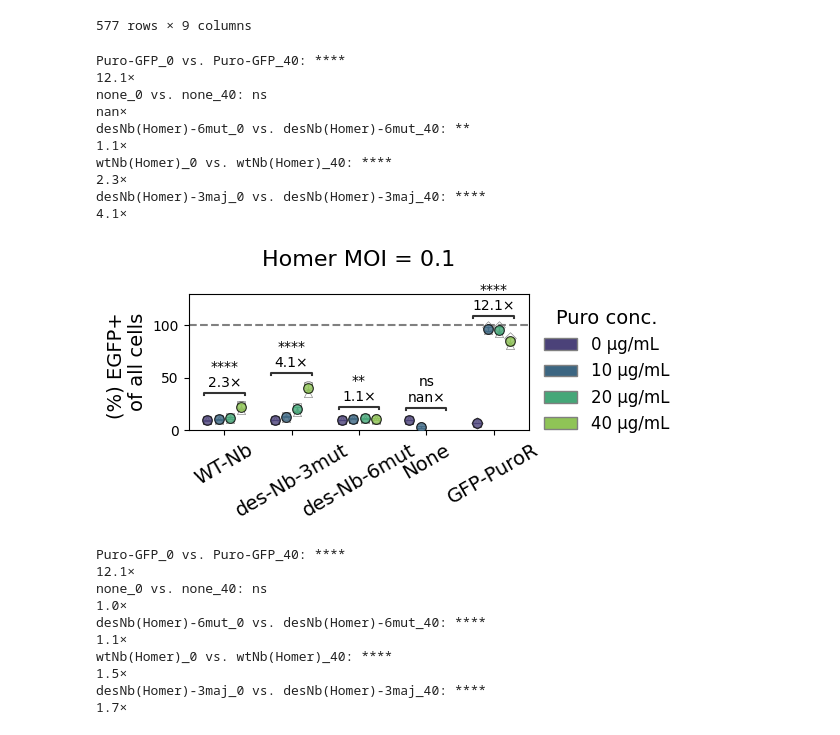
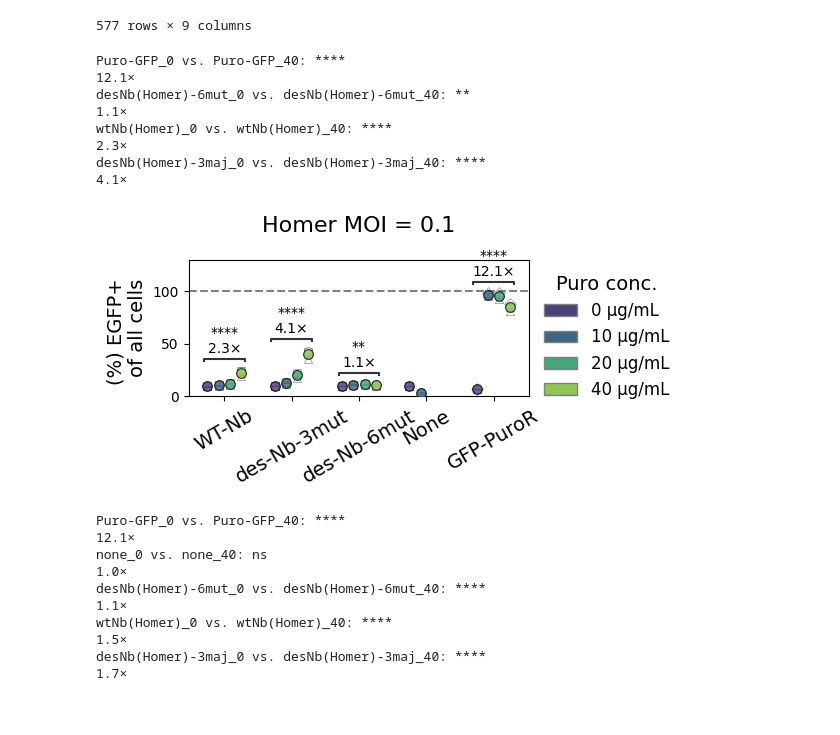
Before and after one commit to GallowayLabMIT/dasit_manuscript, a Jupyter notebook: Figure_XX_homer/homer_nb_selection.ipynb, the cells around one changed output. Cells and saved outputs as stored; diff of their text form; code cells hidden in the pictures.

```diff
--- a/Figure_XX_homer/homer_nb_selection.ipynb
+++ b/Figure_XX_homer/homer_nb_selection.ipynb
@@ -411,8 +404,7 @@ pairs = [
     (('wtNb(Homer)', 0), ('wtNb(Homer)', 40)),
     (('desNb(Homer)-3maj', 0), ('desNb(Homer)-3maj', 40)),
     (('desNb(Homer)-6mut', 0), ('desNb(Homer)-6mut', 40)),
-    (('Puro-GFP', 0), ('Puro-GFP', 40)),
-    (('none', 0), ('none', 40))
+    (('Puro-GFP', 0), ('Puro-GFP', 40))
 ]
 
 
@@ -459,36 +451,34 @@ annotator = Annotator(
     hue=hue,
     order=order,
     hue_order=hue_order,
 )
 
 annotator.configure(
     test='t-test_ind',
     text_format='full',
     loc='inside',
     line_height=0.02,
     text_offset=2
 )
 
 annotator.set_custom_annotations(annotations)
 annotator.annotate()
 
 
 fig.tight_layout()
 
 plottitle = 'Figure_XX_homer_purity.svg'
 plt.savefig(rd.outfile(output_path/plottitle),bbox_inches='tight')
 # %% [output]
 Puro-GFP_0 vs. Puro-GFP_40: ****
 12.1×
-none_0 vs. none_40: ns
-nan×
 desNb(Homer)-6mut_0 vs. desNb(Homer)-6mut_40: **
 1.1×
 wtNb(Homer)_0 vs. wtNb(Homer)_40: ****
 2.3×
 desNb(Homer)-3maj_0 vs. desNb(Homer)-3maj_40: ****
 4.1×
-[figure, old version]
+[figure, new version]
 # %%
 
 hue = 'puro'
```
Also changed, not shown: parts of 10 cells of this notebook, 1 other file.
